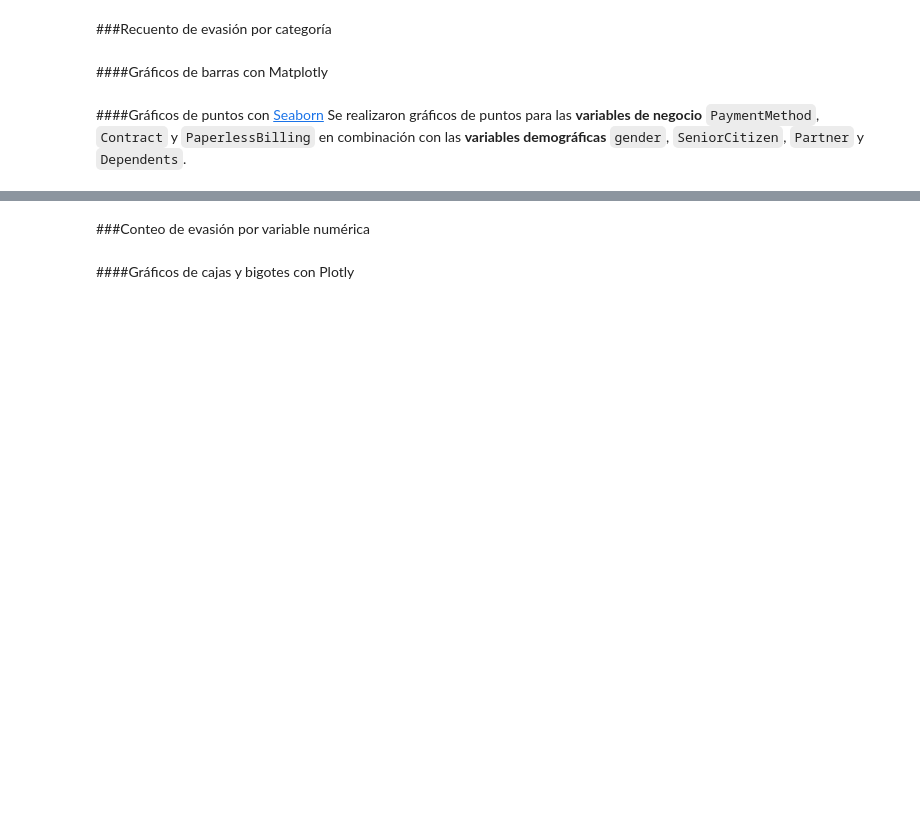
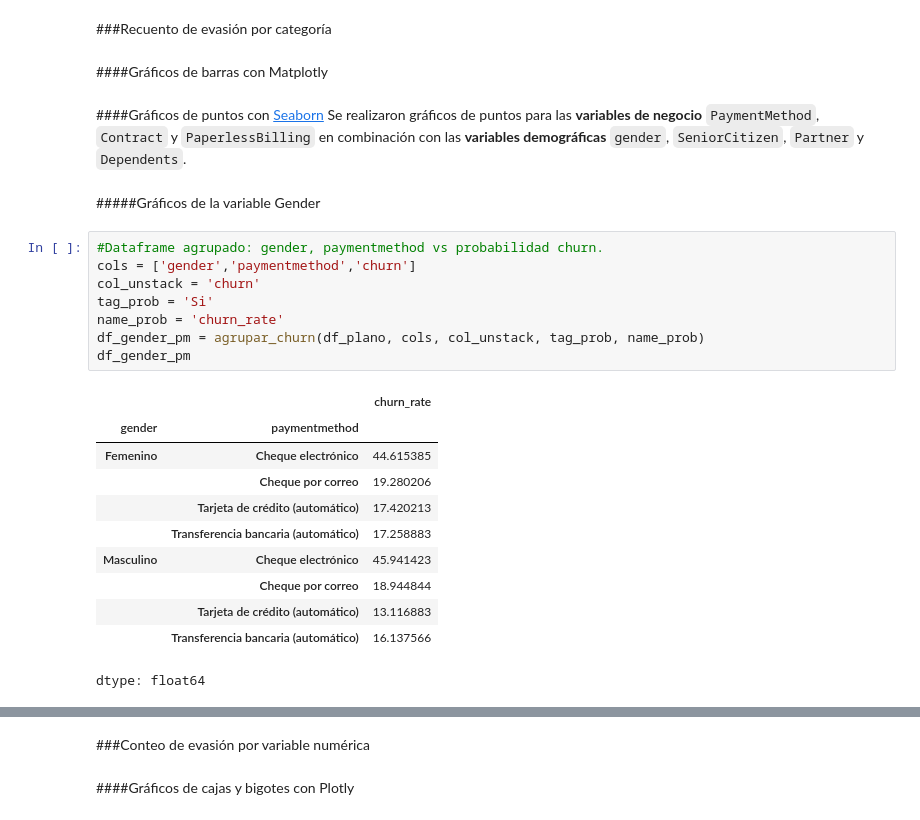
Before and after one commit to JLuceroVasquez/challenge-telecom-x-latam, a Jupyter notebook: TelecomX_LATAM.ipynb, the cells around one changed output, grey strips where cells are left out. Saved outputs shown, nothing was run; the diff lists cells and outputs as text; blank space fills up the shorter version.

```diff
--- a/TelecomX_LATAM.ipynb
+++ b/TelecomX_LATAM.ipynb
@@ -421,3 +515,25 @@ df_plano.describe()
 # %% [markdown]
 ####Gráficos de puntos con [Seaborn](https://seaborn.pydata.org/tutorial/categorical.html)
 Se realizaron gráficos de puntos para las **variables de negocio** `PaymentMethod`, `Contract` y `PaperlessBilling` en combinación con las **variables demográficas** `gender`, `SeniorCitizen`, `Partner` y `Dependents`.
+# %% [markdown]
+#####Gráficos de la variable Gender
+# %%
+#Dataframe agrupado: gender, paymentmethod vs probabilidad churn.
+cols = ['gender','paymentmethod','churn']
+col_unstack = 'churn'
+tag_prob = 'Si'
+name_prob = 'churn_rate'
+df_gender_pm = agrupar_churn(df_plano, cols, col_unstack, tag_prob, name_prob)
+df_gender_pm
+# %% [output]
+|  |  | churn_rate |
+| gender | paymentmethod |  |
+| Femenino | Cheque electrónico | 44.615385 |
+|  | Cheque por correo | 19.280206 |
+|  | Tarjeta de crédito (automático) | 17.420213 |
+|  | Transferencia bancaria (automático) | 17.258883 |
+| Masculino | Cheque electrónico | 45.941423 |
+|  | Cheque por correo | 18.944844 |
+|  | Tarjeta de crédito (automático) | 13.116883 |
+|  | Transferencia bancaria (automático) | 16.137566 |
+dtype: float64
```
Also changed, not shown: parts of 32 cells of this notebook.
